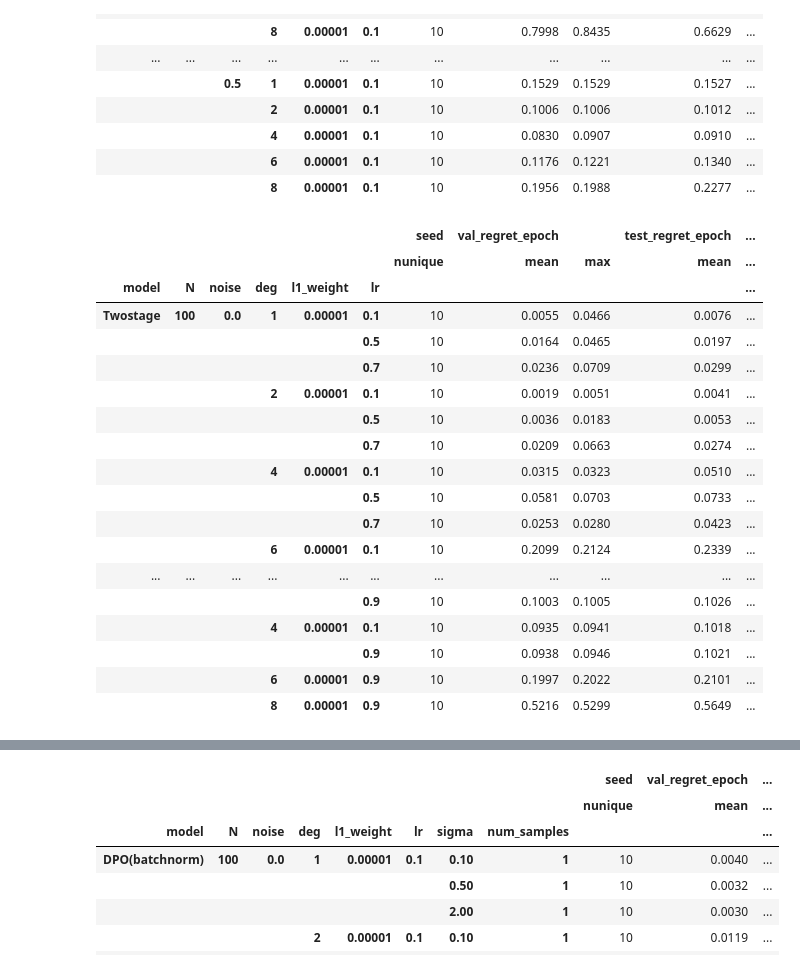
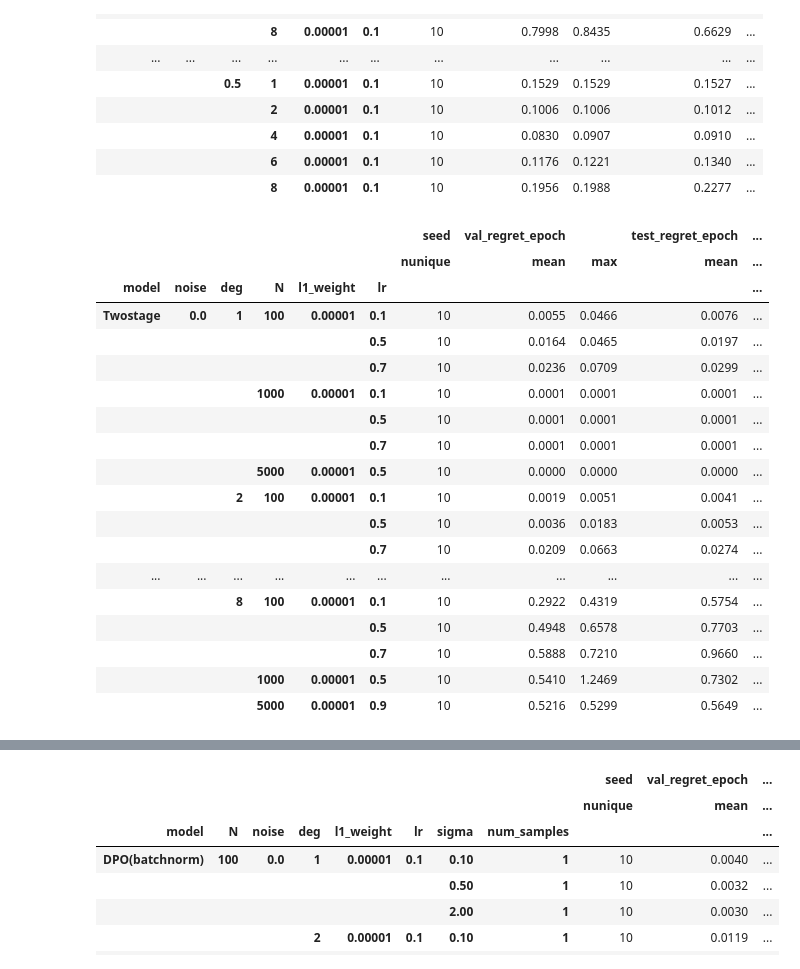
Before and after one commit to PredOpt/predopt-benchmarks, a Jupyter notebook: SPOSP/ResultIn Tabular.ipynb, the cells around one changed output, grey strips where cells are left out. Saved outputs shown, nothing was run; the diff lists cells and outputs as text; code cells hidden in the pictures.

```diff
--- a/SPOSP/ResultIn Tabular.ipynb
+++ b/SPOSP/ResultIn Tabular.ipynb
@@ -59,31 +59,31 @@ twostage_rslt.groupby(['model','N','noise','deg','l1_weight','lr'],dropna=False)
 # %%
 twostage_rslt = pd.read_csv("Rslt/Normed_Twostage_rslt.csv")
 twostage_rslt.drop_duplicates(inplace=True)
-twostage_rslt.groupby(['model','N','noise','deg','l1_weight','lr'],dropna=False).agg({
+twostage_rslt.groupby(['model','noise','deg','N','l1_weight','lr'],dropna=False).agg({
     'seed': 'nunique',
     'val_regret_epoch':['mean','max'],
     "test_regret_epoch":['mean','std','count'],
     "test_mse_epoch":['mean','std','count'],}).round(4)
 # %% [output]
 |  |  |  |  |  |  | seed | val_regret_epoch |  | test_regret_epoch | ... |
 |  |  |  |  |  |  | nunique | mean | max | mean | ... |
-| model | N | noise | deg | l1_weight | lr |  |  |  |  | ... |
-| Twostage | 100 | 0.0 | 1 | 0.00001 | 0.1 | 10 | 0.0055 | 0.0466 | 0.0076 | ... |
+| model | noise | deg | N | l1_weight | lr |  |  |  |  | ... |
+| Twostage | 0.0 | 1 | 100 | 0.00001 | 0.1 | 10 | 0.0055 | 0.0466 | 0.0076 | ... |
 |  |  |  |  |  | 0.5 | 10 | 0.0164 | 0.0465 | 0.0197 | ... |
 |  |  |  |  |  | 0.7 | 10 | 0.0236 | 0.0709 | 0.0299 | ... |
-|  |  |  | 2 | 0.00001 | 0.1 | 10 | 0.0019 | 0.0051 | 0.0041 | ... |
+|  |  |  | 1000 | 0.00001 | 0.1 | 10 | 0.0001 | 0.0001 | 0.0001 | ... |
+|  |  |  |  |  | 0.5 | 10 | 0.0001 | 0.0001 | 0.0001 | ... |
+|  |  |  |  |  | 0.7 | 10 | 0.0001 | 0.0001 | 0.0001 | ... |
+|  |  |  | 5000 | 0.00001 | 0.5 | 10 | 0.0000 | 0.0000 | 0.0000 | ... |
+|  |  | 2 | 100 | 0.00001 | 0.1 | 10 | 0.0019 | 0.0051 | 0.0041 | ... |
 |  |  |  |  |  | 0.5 | 10 | 0.0036 | 0.0183 | 0.0053 | ... |
 |  |  |  |  |  | 0.7 | 10 | 0.0209 | 0.0663 | 0.0274 | ... |
-|  |  |  | 4 | 0.00001 | 0.1 | 10 | 0.0315 | 0.0323 | 0.0510 | ... |
-|  |  |  |  |  | 0.5 | 10 | 0.0581 | 0.0703 | 0.0733 | ... |
-|  |  |  |  |  | 0.7 | 10 | 0.0253 | 0.0280 | 0.0423 | ... |
-|  |  |  | 6 | 0.00001 | 0.1 | 10 | 0.2099 | 0.2124 | 0.2339 | ... |
 | ... | ... | ... | ... | ... | ... | ... | ... | ... | ... | ... |
-|  |  |  |  |  | 0.9 | 10 | 0.1003 | 0.1005 | 0.1026 | ... |
-|  |  |  | 4 | 0.00001 | 0.1 | 10 | 0.0935 | 0.0941 | 0.1018 | ... |
-|  |  |  |  |  | 0.9 | 10 | 0.0938 | 0.0946 | 0.1021 | ... |
-|  |  |  | 6 | 0.00001 | 0.9 | 10 | 0.1997 | 0.2022 | 0.2101 | ... |
-|  |  |  | 8 | 0.00001 | 0.9 | 10 | 0.5216 | 0.5299 | 0.5649 | ... |
+|  |  | 8 | 100 | 0.00001 | 0.1 | 10 | 0.2922 | 0.4319 | 0.5754 | ... |
+|  |  |  |  |  | 0.5 | 10 | 0.4948 | 0.6578 | 0.7703 | ... |
+|  |  |  |  |  | 0.7 | 10 | 0.5888 | 0.7210 | 0.9660 | ... |
+|  |  |  | 1000 | 0.00001 | 0.5 | 10 | 0.5410 | 1.2469 | 0.7302 | ... |
+|  |  |  | 5000 | 0.00001 | 0.9 | 10 | 0.5216 | 0.5299 | 0.5649 | ... |
 # %%
 worstcase_spo_rslt = pd.read_csv("Rslt/Normed_WorstcaseSPO_rslt.csv")
 worstcase_spo_rslt.groupby(['model','N','noise','deg','l1_weight','lr'],dropna=False).agg({
```
Also changed, not shown: parts of 5 cells of this notebook, 7 other files.
